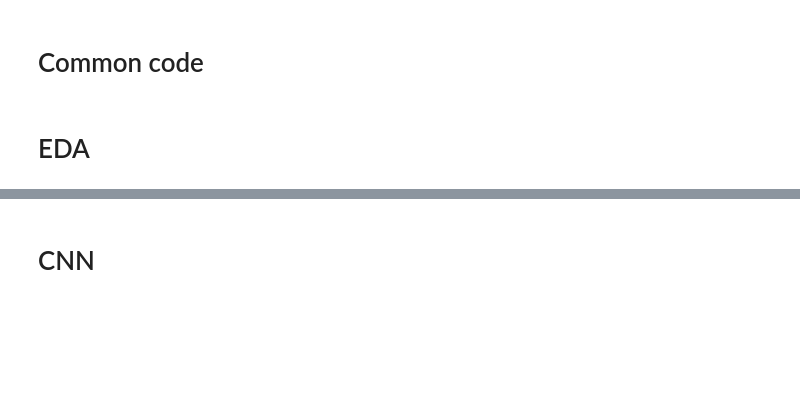
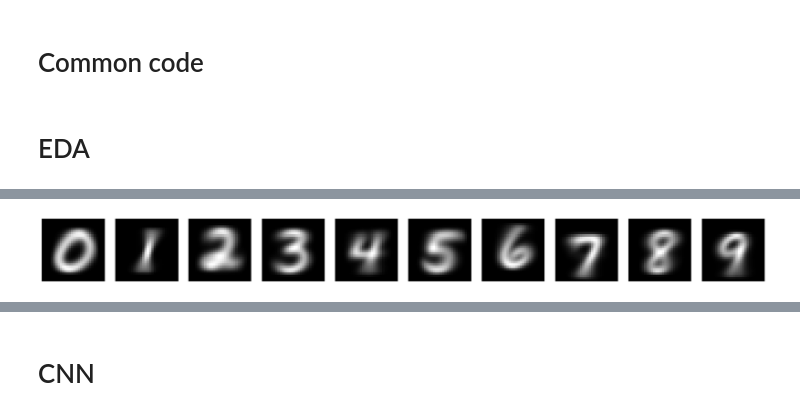
Before and after one commit to TomiTian/Mathematical-Modelling, a Jupyter notebook: main.ipynb, the cells around one changed output, grey strips where cells are left out. Drawn from its saved outputs; the diff is of its cells as text; code cells hidden in the pictures; blank space fills up the shorter version.

```diff
--- a/main.ipynb
+++ b/main.ipynb
@@ -90,0 +89,9 @@ show_digit(train['x'][5])
+# %%
+# Visualize the average of all digits
+
+averages = knn.average_images(train['x'], train['y'])
+imgs = [np.array(averages[0][i]) for i in range(10)]
+avg_img_array = [img.reshape(28,28) for img in imgs]
+knn.show_digits(avg_img_array)
+# %% [output]
+[figure, added]
```
Also changed, not shown: parts of 31 cells of this notebook, 5 other files.
